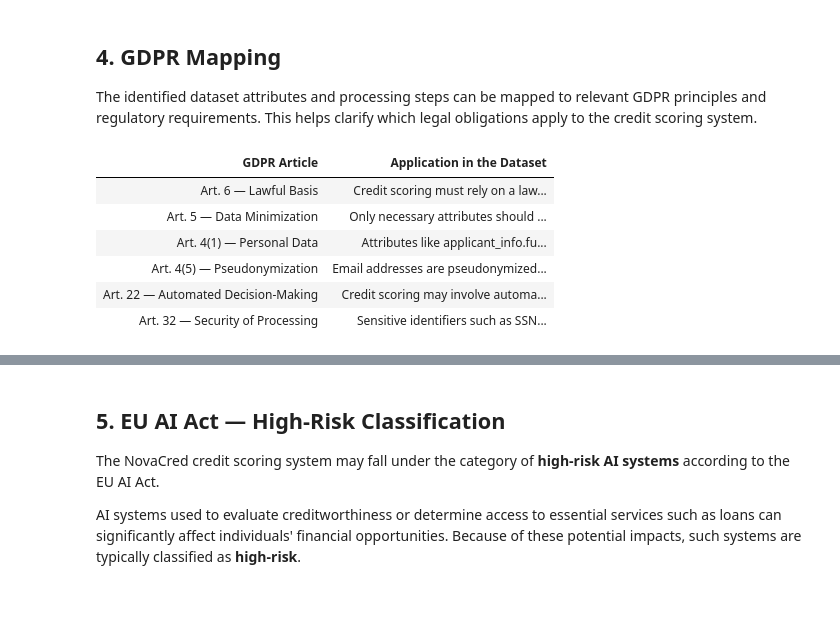
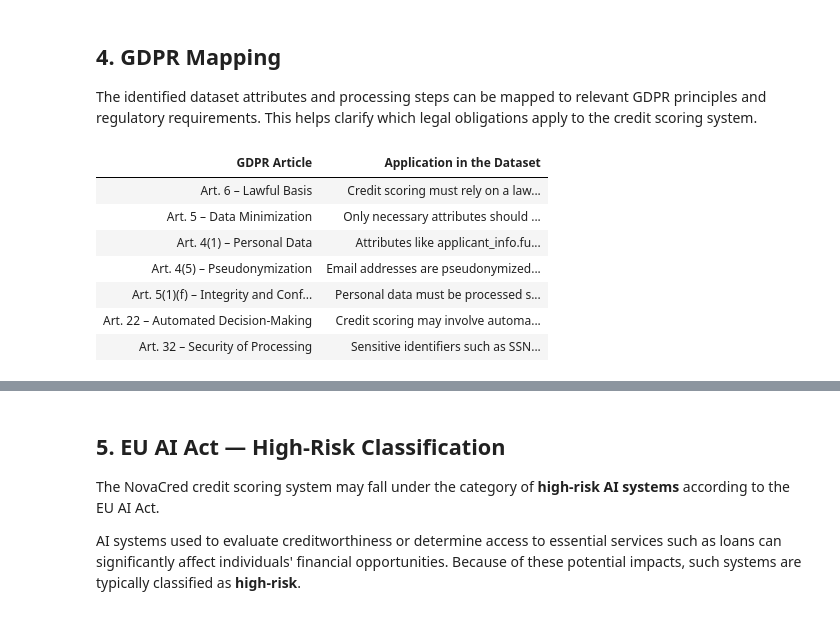
Before and after one commit to lauraaandrada/dego-project-team2, a Jupyter notebook: notebooks/03-privacy-demo.ipynb, the cells around one changed output, grey strips where cells are left out. Cells and saved outputs as stored; diff of their text form; code cells hidden in the pictures.

Commit message:
Improve GDPR compliance mapping and security principle coverage

```diff
--- a/notebooks/03-privacy-demo.ipynb
+++ b/notebooks/03-privacy-demo.ipynb
@@ -232,35 +232,41 @@ In practice, a production system would typically store any identifier mappings i
 The identified dataset attributes and processing steps can be mapped to relevant GDPR principles and regulatory requirements. This helps clarify which legal obligations apply to the credit scoring system.
 # %%
 gdpr_mapping = {
-    "Art. 6 — Lawful Basis":
+
+    "Art. 6 – Lawful Basis":
     "Credit scoring must rely on a lawful basis such as contractual necessity when processing loan applications.",
 
-    "Art. 5 — Data Minimization":
+    "Art. 5 – Data Minimization":
     "Only necessary attributes should be processed. Direct identifiers such as applicant_info.email should be removed after analysis.",
 
-    "Art. 4(1) — Personal Data":
+    "Art. 4(1) – Personal Data":
     "Attributes like applicant_info.full_name, applicant_info.email, IP address, ZIP code, and date_of_birth qualify as personal data.",
 
-    "Art. 4(5) — Pseudonymization":
+    "Art. 4(5) – Pseudonymization":
     "Email addresses are pseudonymized using SHA-256 hashing and the original identifier is removed from the analytical dataset.",
 
-    "Art. 22 — Automated Decision-Making":
+    "Art. 5(1)(f) – Integrity and Confidentiality":
+    "Personal data must be processed securely using appropriate safeguards to prevent unauthorized access or disclosure.",
+
+    "Art. 22 – Automated Decision-Making":
     "Credit scoring may involve automated decisions with significant effects, requiring transparency and safeguards.",
 
-    "Art. 32 — Security of Processing":
+    "Art. 32 – Security of Processing":
     "Sensitive identifiers such as SSN require strong protection through hashing, encryption, and access control."
+
 }
 
 pd.DataFrame(
     list(gdpr_mapping.items()),
     columns=["GDPR Article", "Application in the Dataset"]
 ).style.hide(axis="index")
 # %% [output]
 | GDPR Article | Application in the Dataset |
-| Art. 6 — Lawful Basis | Credit scoring must rely on a law... |
-| Art. 5 — Data Minimization | Only necessary attributes should ... |
-| Art. 4(1) — Personal Data | Attributes like applicant_info.fu... |
-| Art. 4(5) — Pseudonymization | Email addresses are pseudonymized... |
-| Art. 22 — Automated Decision-Making | Credit scoring may involve automa... |
-| Art. 32 — Security of Processing | Sensitive identifiers such as SSN... |
+| Art. 6 – Lawful Basis | Credit scoring must rely on a law... |
+| Art. 5 – Data Minimization | Only necessary attributes should ... |
+| Art. 4(1) – Personal Data | Attributes like applicant_info.fu... |
+| Art. 4(5) – Pseudonymization | Email addresses are pseudonymized... |
+| Art. 5(1)(f) – Integrity and Conf... | Personal data must be processed s... |
+| Art. 22 – Automated Decision-Making | Credit scoring may involve automa... |
+| Art. 32 – Security of Processing | Sensitive identifiers such as SSN... |
 # %% [markdown]
```
Also changed, not shown: parts of 1 cell of this notebook.
